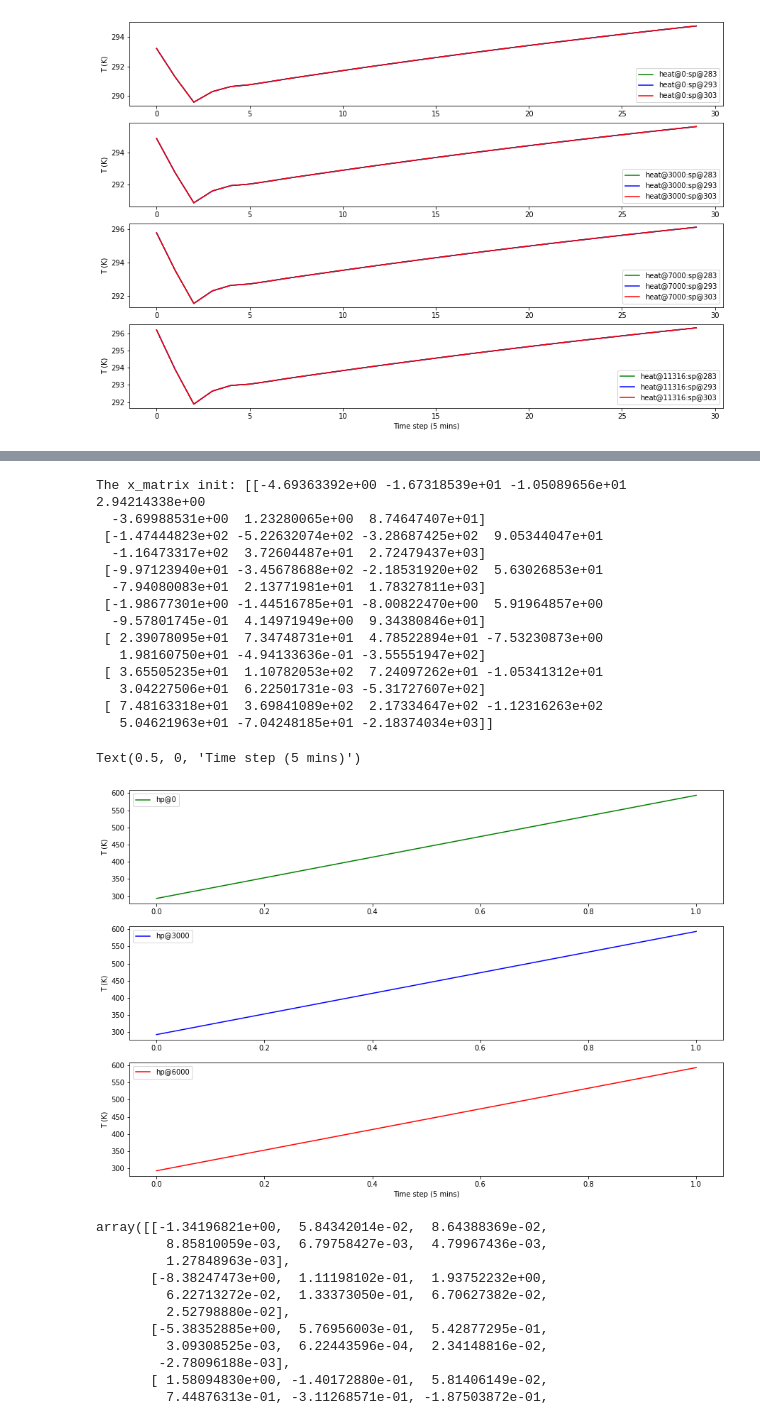
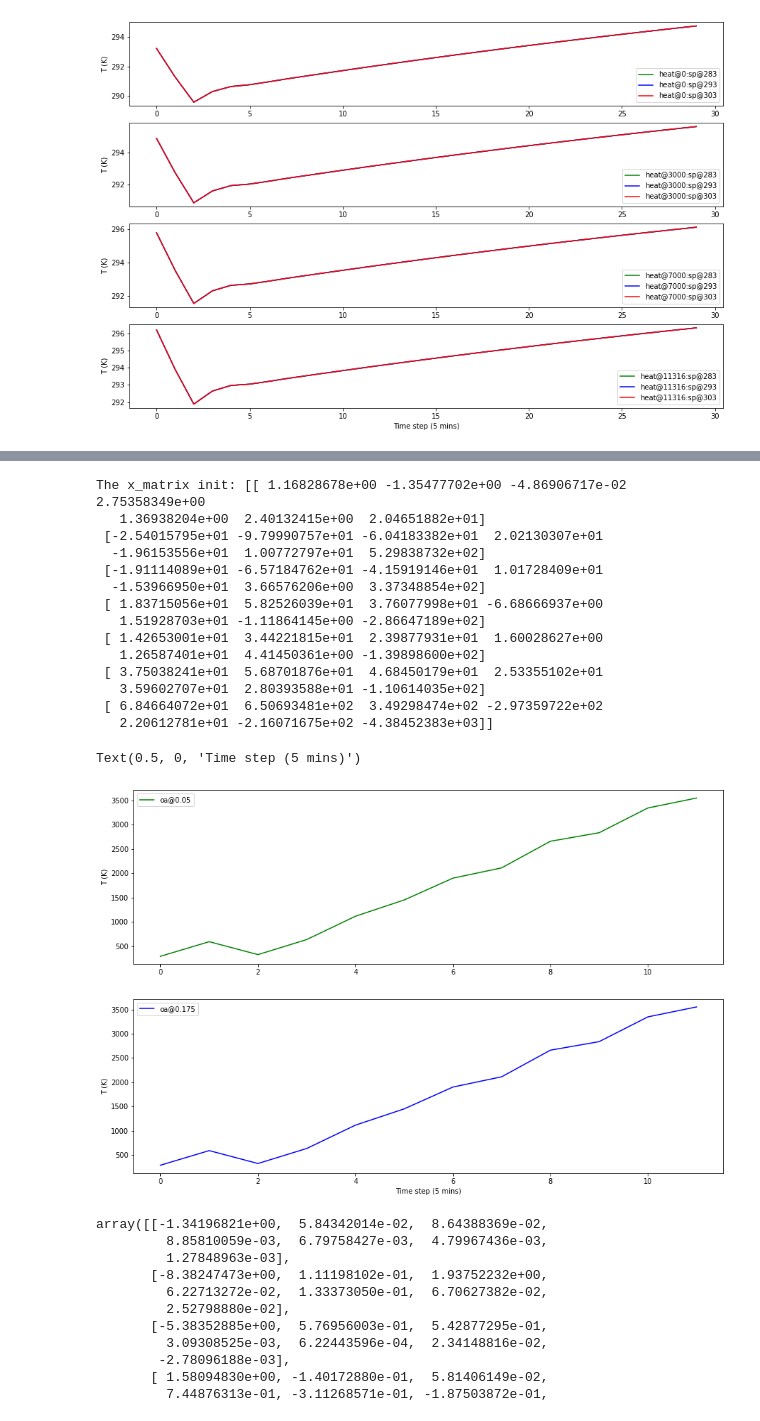
Before and after one commit to henze-research-group/MODRLC, a Jupyter notebook: examples/python/dompc/n4sidtesting.ipynb, the cells around one changed output, grey strips where cells are left out. Cells and saved outputs as stored; diff of their text form; code cells hidden in the pictures.

```diff
--- a/examples/python/dompc/n4sidtesting.ipynb
+++ b/examples/python/dompc/n4sidtesting.ipynb
@@ -507,19 +496,20 @@ print(f"The x_matrix init: {_x}")
 sims = {}
 
 heating_power_range = [0, 3000, 6000]
-for heating_power in heating_power_range:
+oa_vent_range = [0.05, 0.175]
+for oa_vent in oa_vent_range:
     _x = np.array((
 #             [2.46448], [-2.80786], [0.435631], [0.754336], [-3.03051], [-3.59742], [10.7656]
             [2.32145], [-0.334731], [0.0517163], [-0.0580721], [0.0264939], [-0.0292909], [0.00496072]
             ))
 
-    index = f"{heating_power}"
+    index = f"{oa_vent}"
     sims[index] = {}
     sims[index]["temperature"] = []
 
     # var to store results
 
-    for t in range(0,2):
+    for t in range(0,12):
 
     #     _u = np.array([
     #         results['mpc']['_tvp', 'TDryBul'][t][0],
@@ -536,55 +526,55 @@ for heating_power in heating_power_range:
 
         _u = np.array([273, # T_OA (K)  - freezing outside
                0,  # Horizontal Global Irradiance (W)
                0,  # No occupants [ 0 - 6]
                1000,  # Internal gains convective flow (W), ?  [ 0 - 3000]
-               heating_power, # Heating Power (W), [0 - 6000]
-               500,  # Fan Power (W), ? [0 - 500]
-               0.175,    # OA Volumetric flow rate (m3/s), [0.01 - 0.175]  # full outside air
+               0, # Heating Power (W), [0 - 6000]
+               0,  # Fan Power (W), ? [0 - 500]
+               oa_vent,    # OA Volumetric flow rate (m3/s), [0.01 - 0.175]  # full outside air
               ])
 
         x_next = a_matrix @ _x + b_matrix @ _u
         y_modeled = c_matrix @ _x + d_matrix @ _u
         _x = x_next
 
 #         temps.append(y_modeled[0][0])
 #         print(temps)xit
 
         sims[index]["temperature"].append(y_modeled[0][0])
 
         # print(f"Indoor air temperature do-mpc: {results['mpc']['_x', 't_indoor'][t][0]:.2f}, y_modeled: {y_modeled[0]:.2f}. H_sp: {t_heat_setpoint} C_sp: {t_cool_setpoint} ")
 
 
 fig = plt.figure(figsize=(15, 10))
 colors = ['green', 'blue', 'red', 'orange']
-for i_1, heating_power in enumerate(heating_power_range):
-    fig.add_subplot(len(heating_power_range), 1, i_1+1)
-    index = f"{heating_power}"
-    plt.plot(sims[index]["temperature"], colors[i_1], label=f"hp@{heating_power}")
+for i_1, oa_vent in enumerate(oa_vent_range):
+    fig.add_subplot(len(oa_vent_range), 1, i_1+1)
+    index = f"{oa_vent}"
+    plt.plot(sims[index]["temperature"], colors[i_1], label=f"oa@{oa_vent}")
 #     plt.plot(sims[index]["heat_setpoint"], 'r--', label="setpoint")
 
     plt.ylabel('T (K)')
     plt.legend()
 #     plt.title('Indoor Temperatures')
 
 plt.xlabel('Time step (5 mins)')
 # %% [output]
-The x_matrix init: [[-4.69363392e+00 -1.67318539e+01 -1.05089656e+01  2.94214338e+00
-  -3.69988531e+00  1.23280065e+00  8.74647407e+01]
- [-1.47444823e+02 -5.22632074e+02 -3.28687425e+02  9.05344047e+01
-  -1.16473317e+02  3.72604487e+01  2.72479437e+03]
- [-9.97123940e+01 -3.45678688e+02 -2.18531920e+02  5.63026853e+01
-  -7.94080083e+01  2.13771981e+01  1.78327811e+03]
- [-1.98677301e+00 -1.44516785e+01 -8.00822470e+00  5.91964857e+00
-  -9.57801745e-01  4.14971949e+00  9.34380846e+01]
- [ 2.39078095e+01  7.34748731e+01  4.78522894e+01 -7.53230873e+00
-   1.98160750e+01 -4.94133636e-01 -3.55551947e+02]
- [ 3.65505235e+01  1.10782053e+02  7.24097262e+01 -1.05341312e+01
-   3.04227506e+01  6.22501731e-03 -5.31727607e+02]
- [ 7.48163318e+01  3.69841089e+02  2.17334647e+02 -1.12316263e+02
-   5.04621963e+01 -7.04248185e+01 -2.18374034e+03]]
+The x_matrix init: [[ 1.16828678e+00 -1.35477702e+00 -4.86906717e-02  2.75358349e+00
+   1.36938204e+00  2.40132415e+00  2.04651882e+01]
+ [-2.54015795e+01 -9.79990757e+01 -6.04183382e+01  2.02130307e+01
+  -1.96153556e+01  1.00772797e+01  5.29838732e+02]
+ [-1.91114089e+01 -6.57184762e+01 -4.15919146e+01  1.01728409e+01
+  -1.53966950e+01  3.66576206e+00  3.37348854e+02]
+ [ 1.83715056e+01  5.82526039e+01  3.76077998e+01 -6.68666937e+00
+   1.51928703e+01 -1.11864145e+00 -2.86647189e+02]
+ [ 1.42653001e+01  3.44221815e+01  2.39877931e+01  1.60028627e+00
+   1.26587401e+01  4.41450361e+00 -1.39898600e+02]
+ [ 3.75038241e+01  5.68701876e+01  4.68450179e+01  2.53355102e+01
+   3.59602707e+01  2.80393588e+01 -1.10614035e+02]
+ [ 6.84664072e+01  6.50693481e+02  3.49298474e+02 -2.97359722e+02
+   2.20612781e+01 -2.16071675e+02 -4.38452383e+03]]
 Text(0.5, 0, 'Time step (5 mins)')
-[figure, old version]
+[figure, new version]
 # %%
 _x = np.array((
 #             [2.46448], [-2.80786], [0.435631], [0.754336], [-3.03051], [-3.59742], [10.7656]
```
Also changed, not shown: parts of 3 cells of this notebook, 4 other files.
